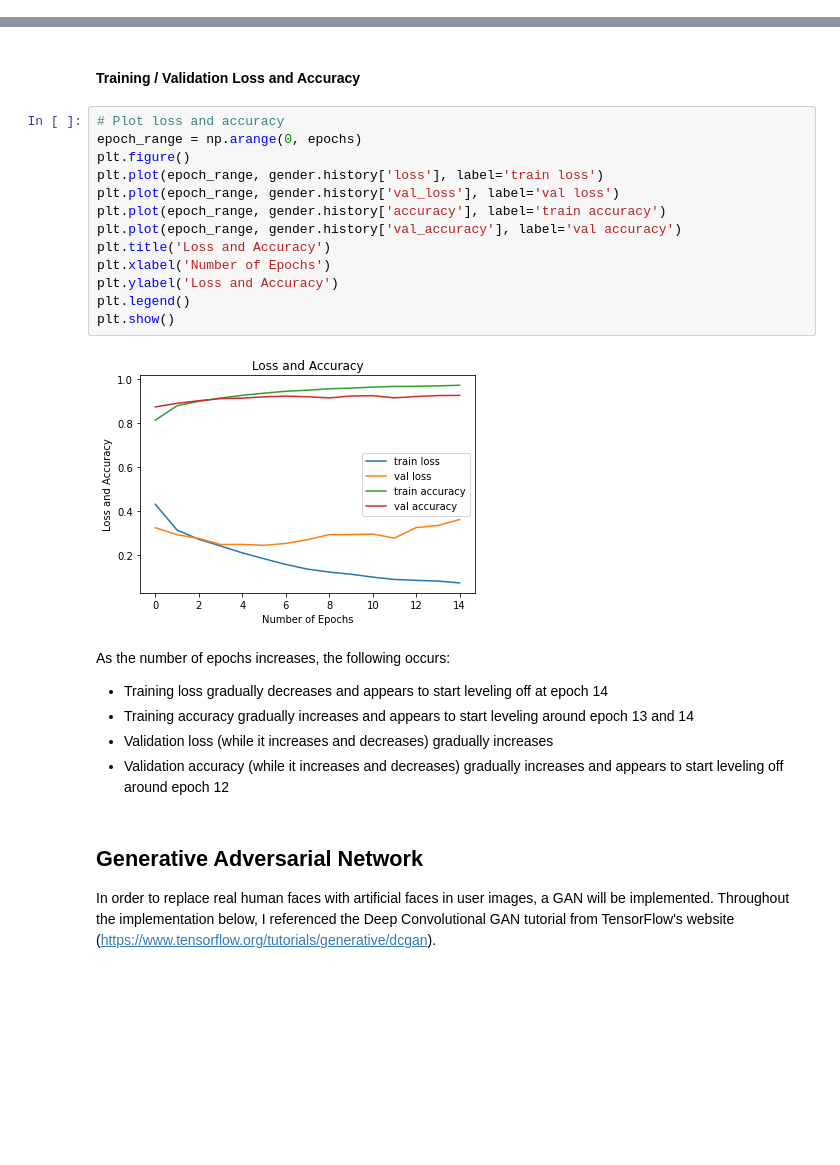
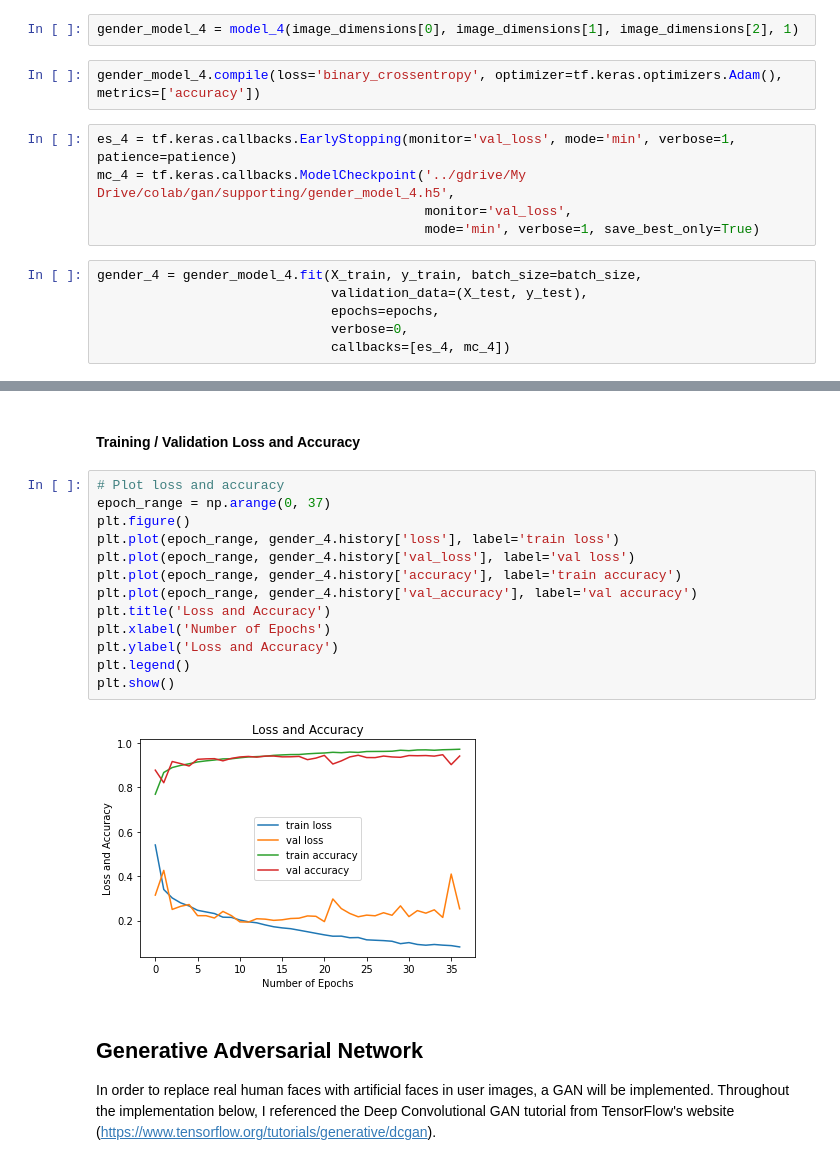
Before and after one commit to BenGriffith/data-science, a Jupyter notebook: capstone/final/generative-adversarial-network.ipynb, the cells around one changed output, grey strips where cells are left out. Saved outputs shown, nothing was run; the diff lists cells and outputs as text; blank space fills up the shorter version.

```diff
--- a/capstone/final/generative-adversarial-network.ipynb
+++ b/capstone/final/generative-adversarial-network.ipynb
@@ -515,0 +707,15 @@ Please use instead:* `np.argmax(model.predict(x), axis=-1)`,   if your model doe
+# %%
+gender_model_4 = model_4(image_dimensions[0], image_dimensions[1], image_dimensions[2], 1)
+# %%
+gender_model_4.compile(loss='binary_crossentropy', optimizer=tf.keras.optimizers.Adam(), metrics=['accuracy'])
+# %%
+es_4 = tf.keras.callbacks.EarlyStopping(monitor='val_loss', mode='min', verbose=1, patience=patience)
+mc_4 = tf.keras.callbacks.ModelCheckpoint('../gdrive/My Drive/colab/gan/supporting/gender_model_4.h5',
+                                          monitor='val_loss',
+                                          mode='min', verbose=1, save_best_only=True)
+# %%
+gender_4 = gender_model_4.fit(X_train, y_train, batch_size=batch_size,
+                              validation_data=(X_test, y_test),
+                              epochs=epochs,
+                              verbose=0,
+                              callbacks=[es_4, mc_4])
@@ -631,25 +919,19 @@ Area under the ROC curve: 0.927
 #### Training / Validation Loss and Accuracy
 # %%
 # Plot loss and accuracy
-epoch_range = np.arange(0, epochs)
+epoch_range = np.arange(0, 37)
 plt.figure()
-plt.plot(epoch_range, gender.history['loss'], label='train loss')
-plt.plot(epoch_range, gender.history['val_loss'], label='val loss')
-plt.plot(epoch_range, gender.history['accuracy'], label='train accuracy')
-plt.plot(epoch_range, gender.history['val_accuracy'], label='val accuracy')
+plt.plot(epoch_range, gender_4.history['loss'], label='train loss')
+plt.plot(epoch_range, gender_4.history['val_loss'], label='val loss')
+plt.plot(epoch_range, gender_4.history['accuracy'], label='train accuracy')
+plt.plot(epoch_range, gender_4.history['val_accuracy'], label='val accuracy')
 plt.title('Loss and Accuracy')
 plt.xlabel('Number of Epochs')
 plt.ylabel('Loss and Accuracy')
 plt.legend()
 plt.show()
 # %% [output]
-[figure, old version]
+[figure, new version]
-# %% [markdown]
-As the number of epochs increases, the following occurs:
-- Training loss gradually decreases and appears to start leveling off at epoch 14
-- Training accuracy gradually increases and appears to start leveling around epoch 13 and 14
-- Validation loss (while it increases and decreases) gradually increases
-- Validation accuracy (while it increases and decreases) gradually increases and appears to start leveling off around epoch 12
 # %% [markdown]
 ## Generative Adversarial Network
 
```
Also changed, not shown: parts of 84 cells of this notebook.
